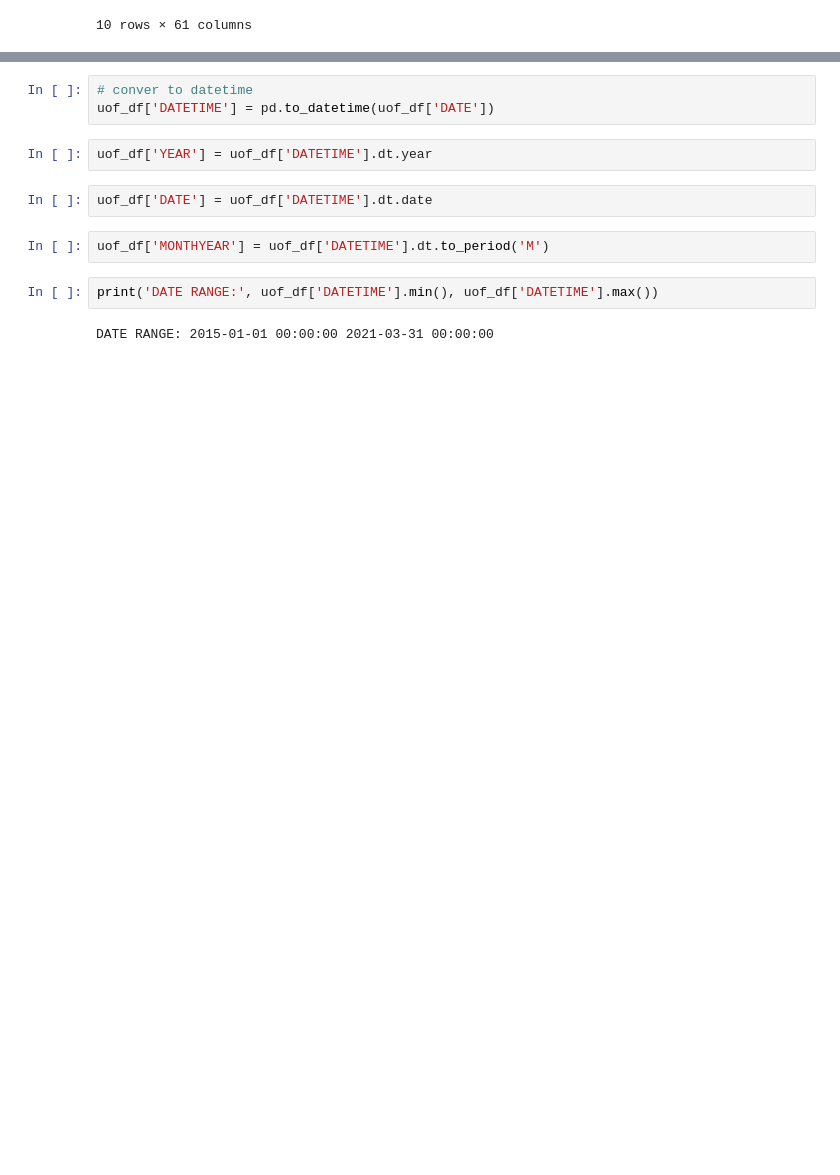
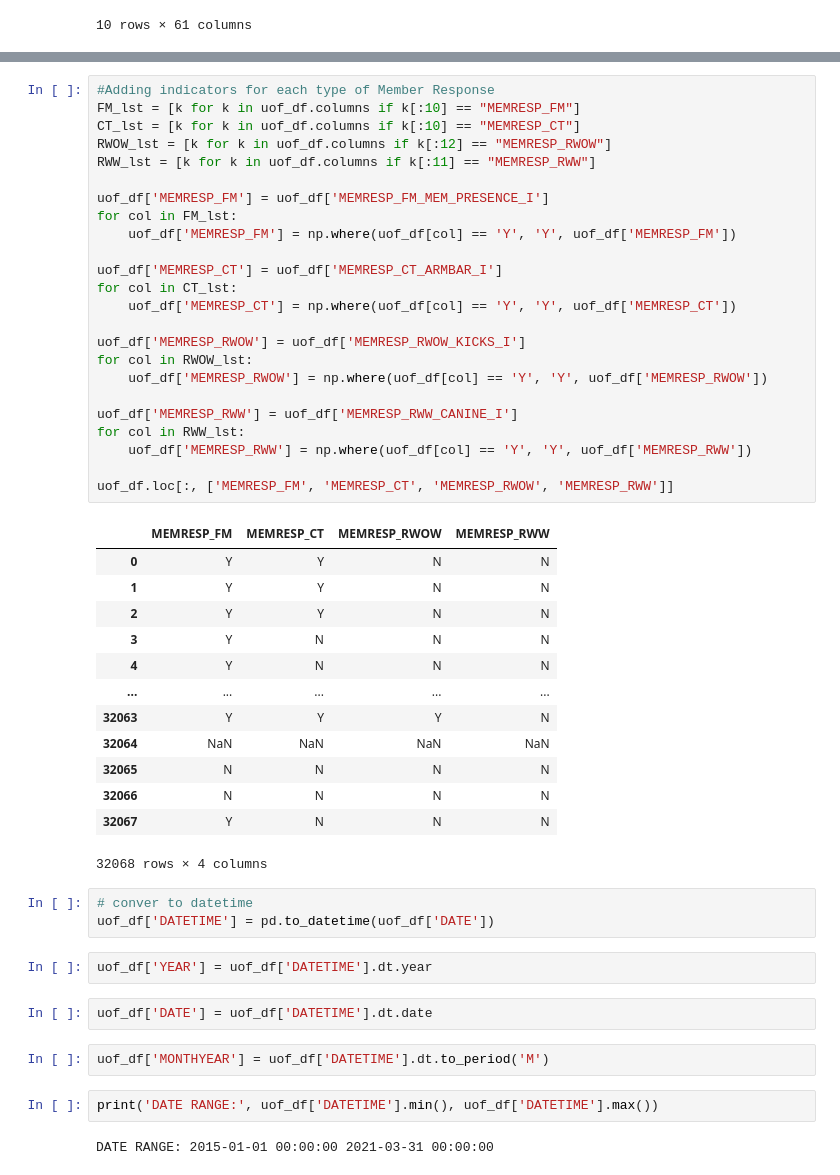
Before and after one commit to colevfrank/254_ML_IL_Crime, a Jupyter notebook: eda/Use of Force EDA.ipynb, the cells around one changed output, grey strips where cells are left out. Cells and saved outputs as stored; diff of their text form; blank space fills up the shorter version.

```diff
--- a/eda/Use of Force EDA.ipynb
+++ b/eda/Use of Force EDA.ipynb
@@ -65,3 +78,41 @@ Index(['CPD_MEMBER', 'DATE', 'MEMRESP_CT_ARMBAR_I',
+# %%
+#Adding indicators for each type of Member Response
+FM_lst = [k for k in uof_df.columns if k[:10] == "MEMRESP_FM"]
+CT_lst = [k for k in uof_df.columns if k[:10] == "MEMRESP_CT"]
+RWOW_lst = [k for k in uof_df.columns if k[:12] == "MEMRESP_RWOW"]
+RWW_lst = [k for k in uof_df.columns if k[:11] == "MEMRESP_RWW"]
+
+uof_df['MEMRESP_FM'] = uof_df['MEMRESP_FM_MEM_PRESENCE_I']
+for col in FM_lst:
+    uof_df['MEMRESP_FM'] = np.where(uof_df[col] == 'Y', 'Y', uof_df['MEMRESP_FM'])
+
+uof_df['MEMRESP_CT'] = uof_df['MEMRESP_CT_ARMBAR_I']
+for col in CT_lst:
+    uof_df['MEMRESP_CT'] = np.where(uof_df[col] == 'Y', 'Y', uof_df['MEMRESP_CT'])
+
+uof_df['MEMRESP_RWOW'] = uof_df['MEMRESP_RWOW_KICKS_I']
+for col in RWOW_lst:
+    uof_df['MEMRESP_RWOW'] = np.where(uof_df[col] == 'Y', 'Y', uof_df['MEMRESP_RWOW'])
+
+uof_df['MEMRESP_RWW'] = uof_df['MEMRESP_RWW_CANINE_I']
+for col in RWW_lst:
+    uof_df['MEMRESP_RWW'] = np.where(uof_df[col] == 'Y', 'Y', uof_df['MEMRESP_RWW'])
+
+uof_df.loc[:, ['MEMRESP_FM', 'MEMRESP_CT', 'MEMRESP_RWOW', 'MEMRESP_RWW']]
+# %% [output]
+|  | MEMRESP_FM | MEMRESP_CT | MEMRESP_RWOW | MEMRESP_RWW |
+| 0 | Y | Y | N | N |
+| 1 | Y | Y | N | N |
+| 2 | Y | Y | N | N |
+| 3 | Y | N | N | N |
+| 4 | Y | N | N | N |
+| ... | ... | ... | ... | ... |
+| 32063 | Y | Y | Y | N |
+| 32064 | NaN | NaN | NaN | NaN |
+| 32065 | N | N | N | N |
+| 32066 | N | N | N | N |
+| 32067 | Y | N | N | N |
+32068 rows × 4 columns
 # %%
 # conver to datetime
 uof_df['DATETIME'] = pd.to_datetime(uof_df['DATE'])
```
Also changed, not shown: parts of 11 cells of this notebook.
